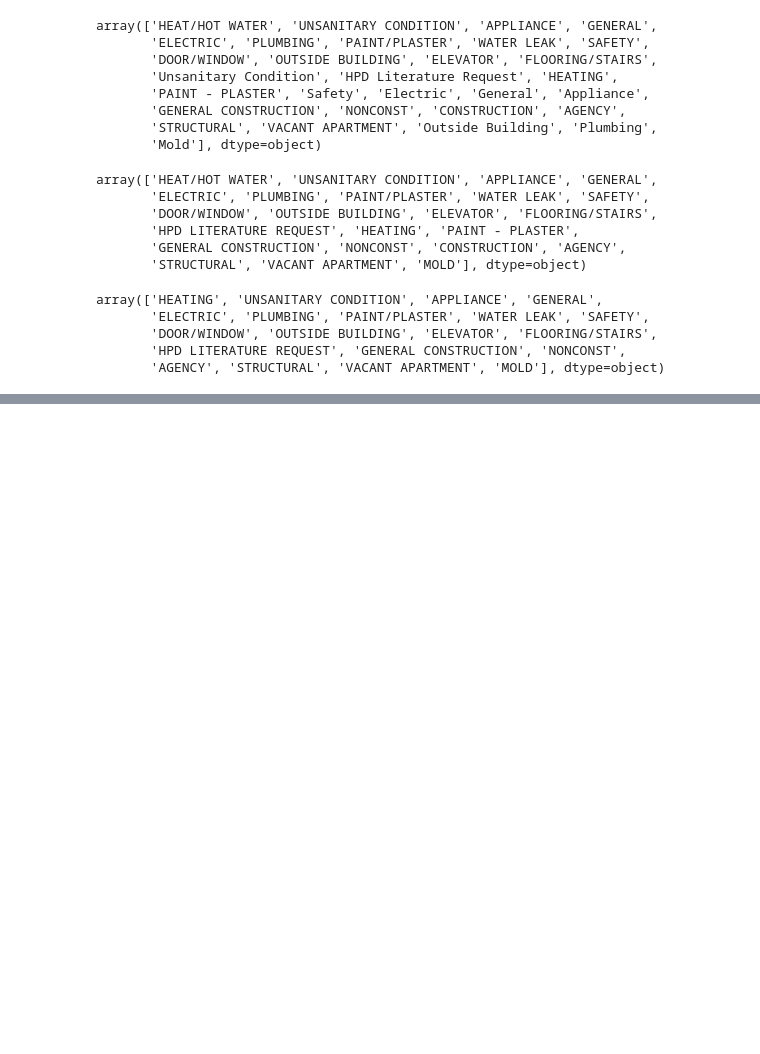
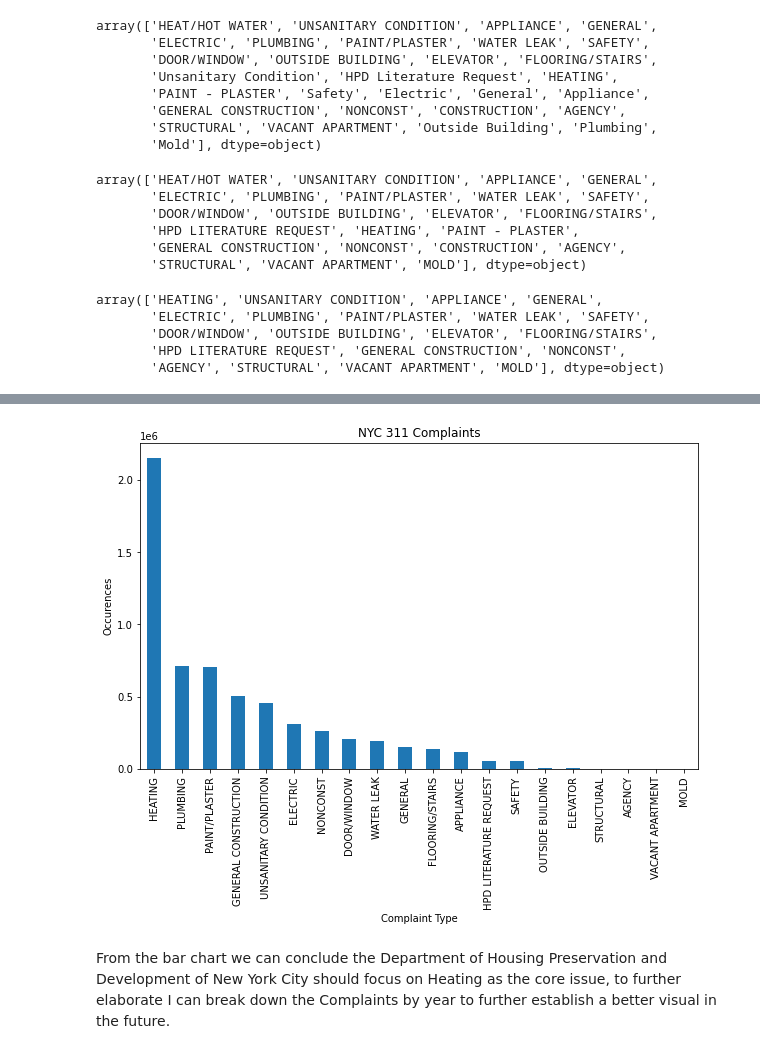
Before and after one commit to ezrasc/IBM-DS0720EN-Data-Science-and-Machine-Learning-Capstone-Project, a Jupyter notebook: IBM DS0720EN Capstone Q1.ipynb, the cells around one changed output, grey strips where cells are left out. Drawn from its saved outputs; the diff is of its cells as text; code cells hidden in the pictures; blank space fills up the shorter version.

```diff
--- a/IBM DS0720EN Capstone Q1.ipynb
+++ b/IBM DS0720EN Capstone Q1.ipynb
@@ -112,0 +144,14 @@ array(['HEATING', 'UNSANITARY CONDITION', 'APPLIANCE', 'GENERAL',
+# %%
+#Plot a quick barchart of the complaints
+import matplotlib.pyplot as plt
+df['Complaint Type'].value_counts().plot(kind = 'bar', figsize = (10, 6))
+
+plt.xlabel('Complaint Type')
+plt.ylabel('Occurences')
+plt.title('NYC 311 Complaints')
+
+plt.show()
+# %% [output]
+[figure, added]
+# %% [markdown]
+From the bar chart we can conclude the Department of Housing Preservation and Development of New York City should focus on Heating as the core issue, to further elaborate I can break down the Complaints by year to further establish a better visual in the future.
```
Also changed, not shown: parts of 4 cells of this notebook, 1 other file.
